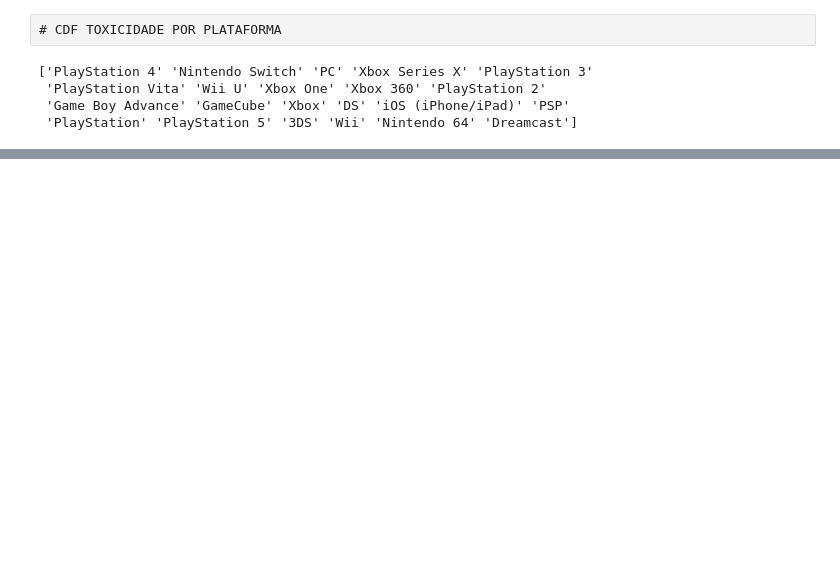
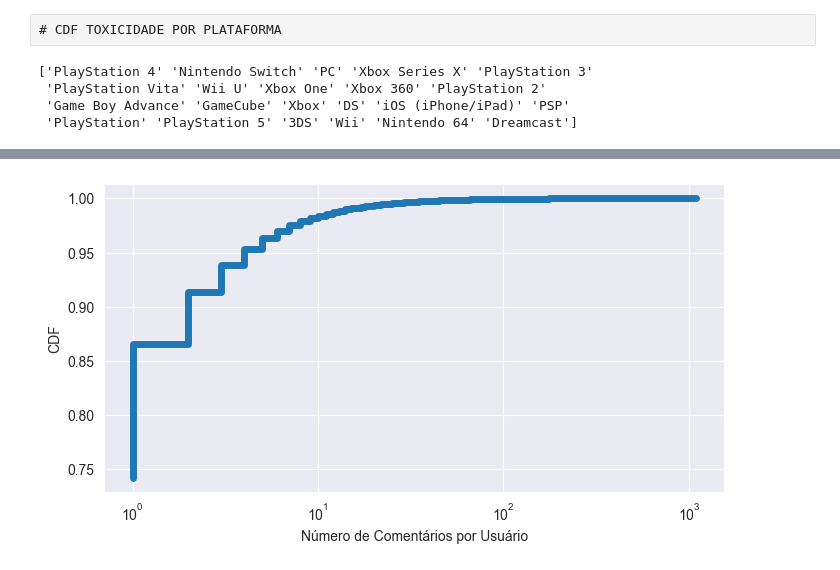
Before and after one commit to marcusguerra/Metacritic-Review-Bomb, a Jupyter notebook: Jogos.ipynb, the cells around one changed output, grey strips where cells are left out. Saved outputs shown, nothing was run; the diff lists cells and outputs as text; code cells hidden in the pictures; blank space fills up the shorter version.

```diff
--- a/Jogos.ipynb
+++ b/Jogos.ipynb
@@ -9,7 +28,8 @@ semAtaque = pd.read_csv('livreAtaque.csv')
 ataque = pd.read_csv('sofreuAtaque.csv')
 
 dfJogos = pd.read_csv('Jogos.csv')
-valores_nulos_por_coluna = dfJogos.isnull().sum()
+dfUsuarios = pd.read_csv('data-sets/game_reviews_users.csv')
+dfUsuarios.dropna()
 
 # Exibir a contagem de valores nulos por coluna
 dfJogos.dropna(subset=['plataforms'], inplace=True)
@@ -129,0 +218,18 @@ plt.show()
+# %%
+
+# Contar quantos comentários cada usuário fez
+user_counts = dfUsuarios['user'].value_counts()
+
+# Calcular a distribuição cumulativa
+cdf = user_counts.value_counts(normalize=True).sort_index().cumsum()
+
+# Plotar a CDF
+plt.figure(figsize=(8, 4))
+cdf.plot(drawstyle='steps-pre', linewidth=5)
+plt.xscale('log')
+plt.xlabel('Número de Comentários por Usuário')
+plt.ylabel('CDF')
+plt.grid(True)
+plt.show()
+# %% [output]
+[figure, added]
```
Also changed, not shown: parts of 14 cells of this notebook.
